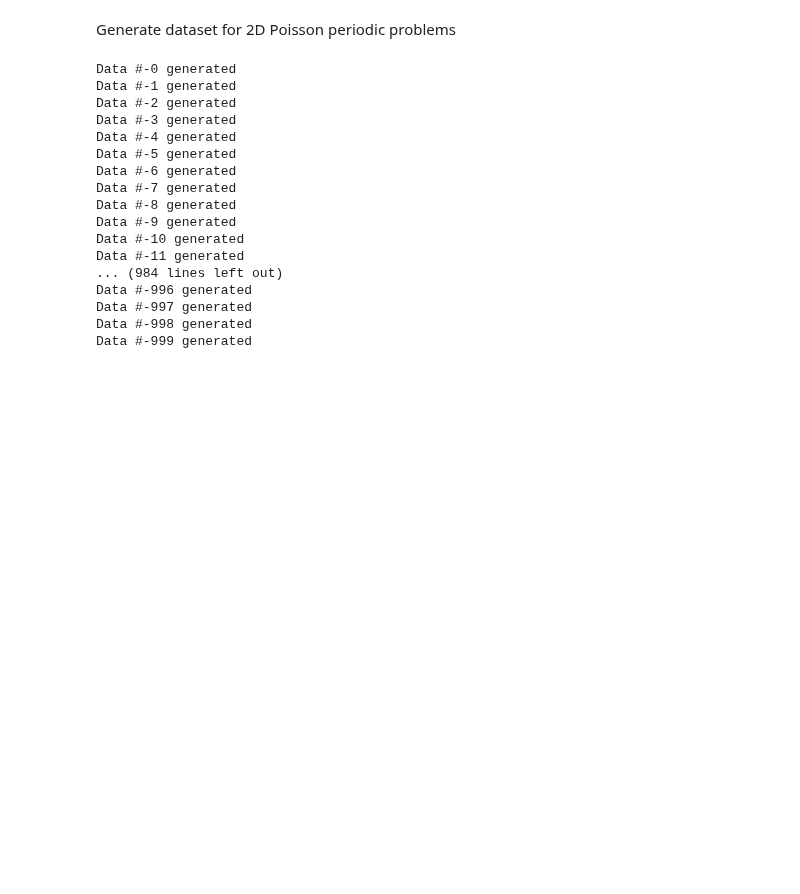
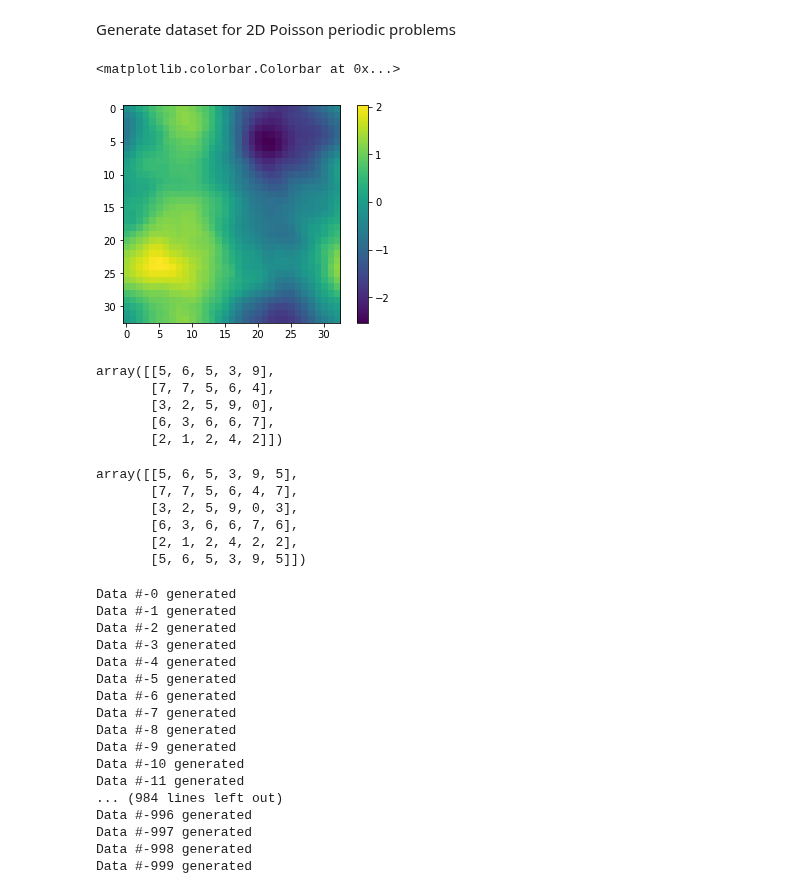
Before and after one commit to longfish/Multigrid-FEANet, a Jupyter notebook: Data/IsoPoisson/python_pbc.ipynb, the cells around one changed output. Cells and saved outputs as stored; diff of their text form; code cells hidden in the pictures; blank space fills up the shorter version.

```diff
--- a/Data/IsoPoisson/python_pbc.ipynb
+++ b/Data/IsoPoisson/python_pbc.ipynb
@@ -20,0 +9,26 @@ def rand_rhs(n):
+# %%
+n = 2**5
+rf = gr.gaussian_random_field(alpha=5, size=n+1)
+im = plt.imshow(rf)
+plt.colorbar(im)
+# %% [output]
+<matplotlib.colorbar.Colorbar at 0x...>
+[figure, added]
+# %%
+a = np.random.randint(0,10,size=(5,5))
+a
+# %% [output]
+array([[5, 6, 5, 3, 9],
+       [7, 7, 5, 6, 4],
+       [3, 2, 5, 9, 0],
+       [6, 3, 6, 6, 7],
+       [2, 1, 2, 4, 2]])
+# %%
+np.pad(a,((0,1),(0,1)),'wrap')
+# %% [output]
+array([[5, 6, 5, 3, 9, 5],
+       [7, 7, 5, 6, 4, 7],
+       [3, 2, 5, 9, 0, 3],
+       [6, 3, 6, 6, 7, 6],
+       [2, 1, 2, 4, 2, 2],
+       [5, 6, 5, 3, 9, 5]])
```
Also changed, not shown: parts of 5 cells of this notebook.
